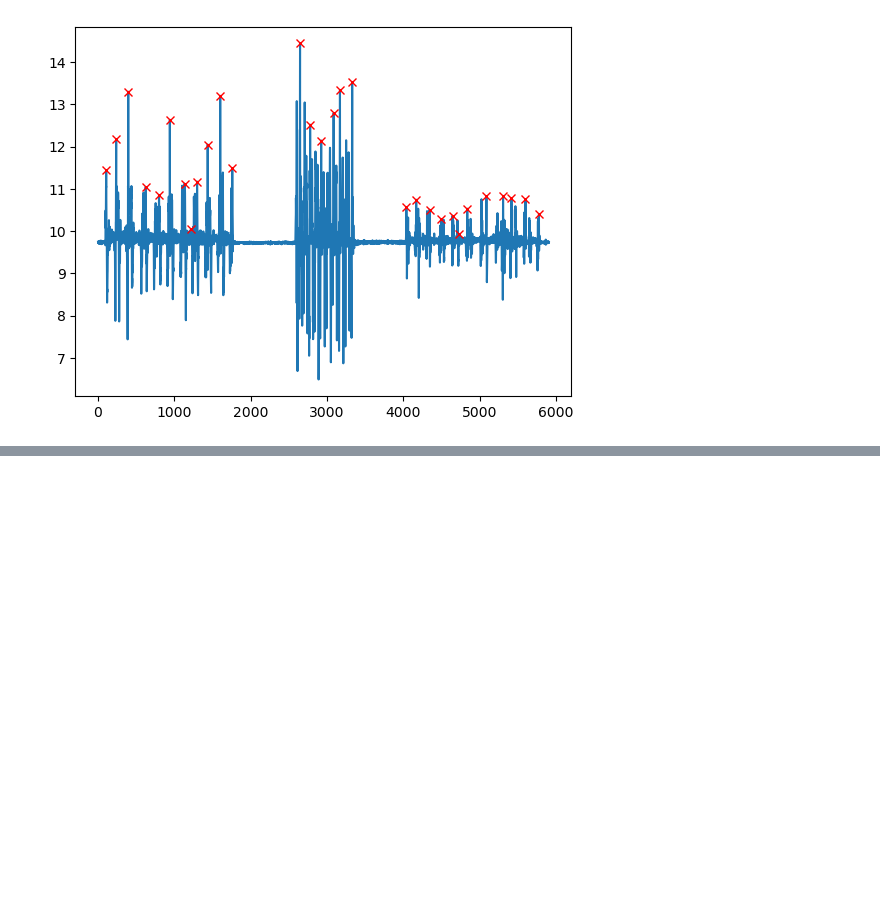
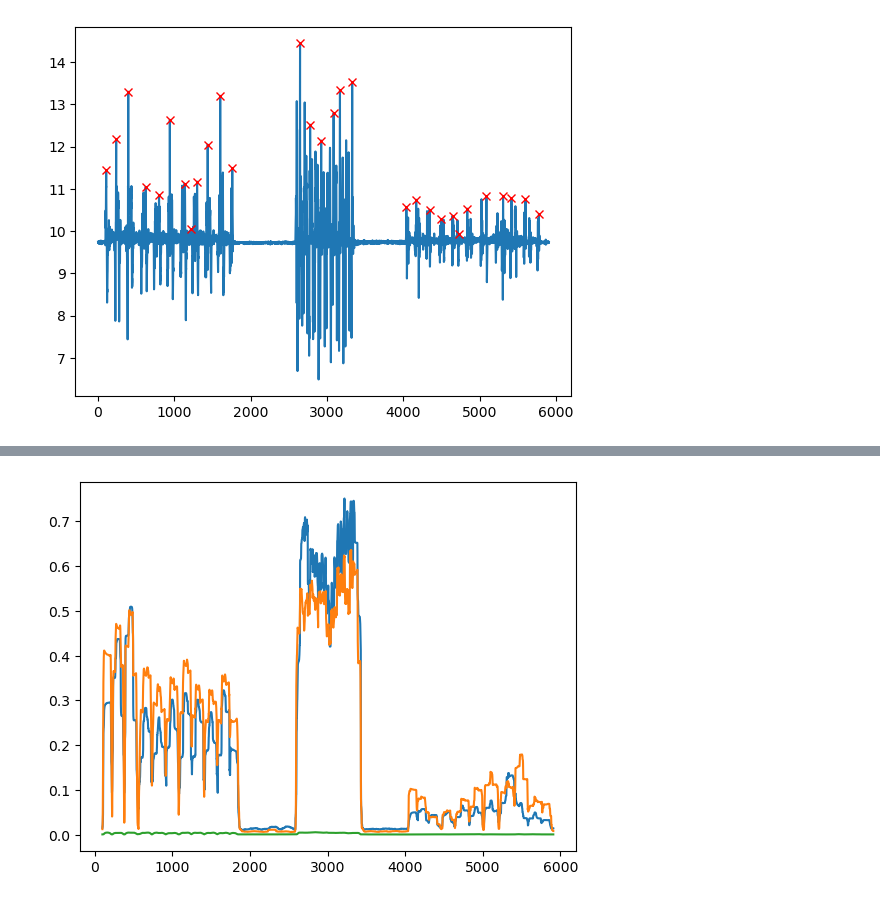
Before and after one commit to alessandrodipiano/wearable-sensor-exercise-recognition, a Jupyter notebook: notebooks/preprocessing.ipynb, the cells around one changed output, grey strips where cells are left out. Cells and saved outputs as stored; diff of their text form; code cells hidden in the pictures; blank space fills up the shorter version.

```diff
--- a/notebooks/preprocessing.ipynb
+++ b/notebooks/preprocessing.ipynb
@@ -222,3 +251,13 @@ for column in columns:
+# %%
+columns=["acc_mag_u3", 'gyr_mag_u3', 'mag_mag_u3']
+
+for column in columns:
+    signal = subject_ex[column].to_numpy()
+    energy = pd.Series(signal).rolling(100).std()
+
+    plt.plot(energy)
+# %% [output]
+[figure, added]
 # %%
 
 subject=merged_df[merged_df['subject']=='s1']
```
Also changed, not shown: parts of 5 cells of this notebook.
